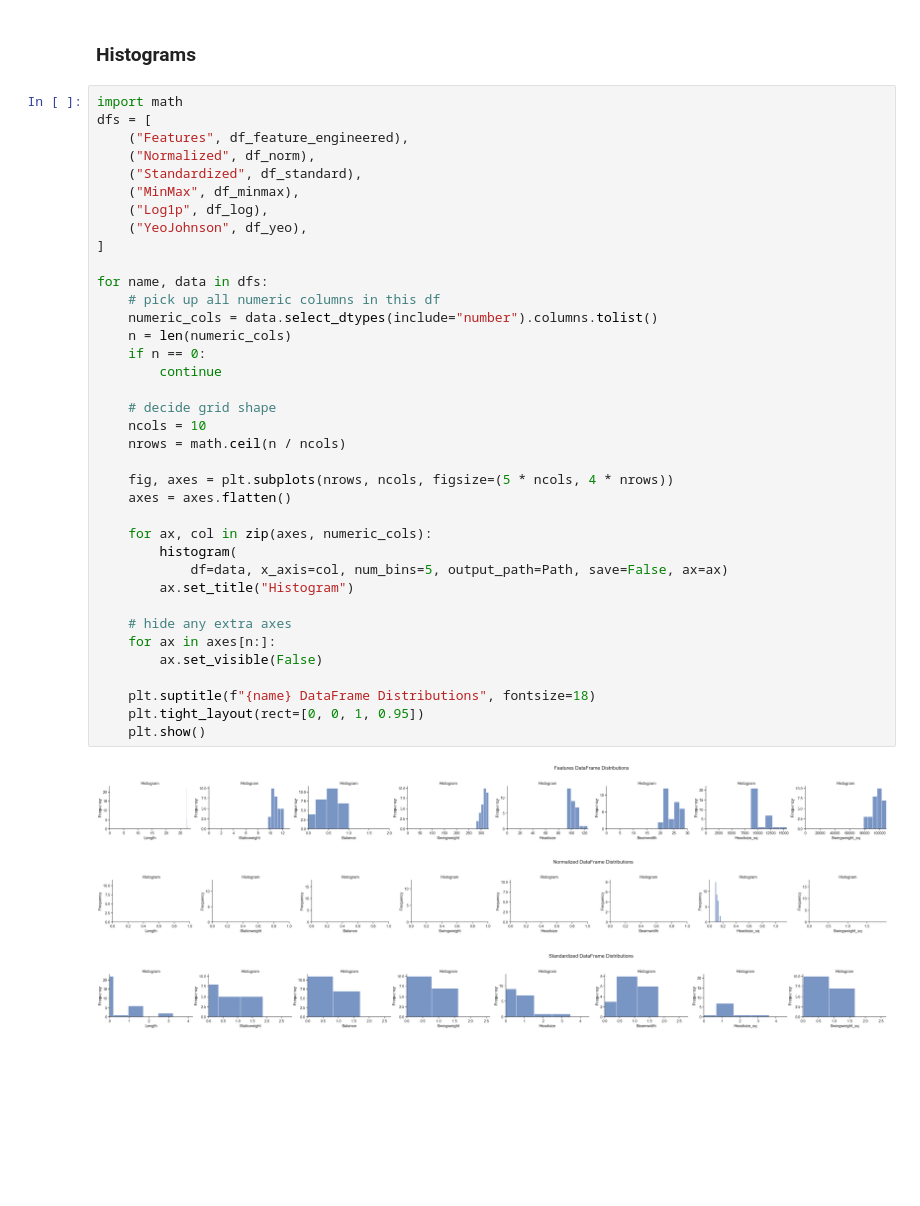
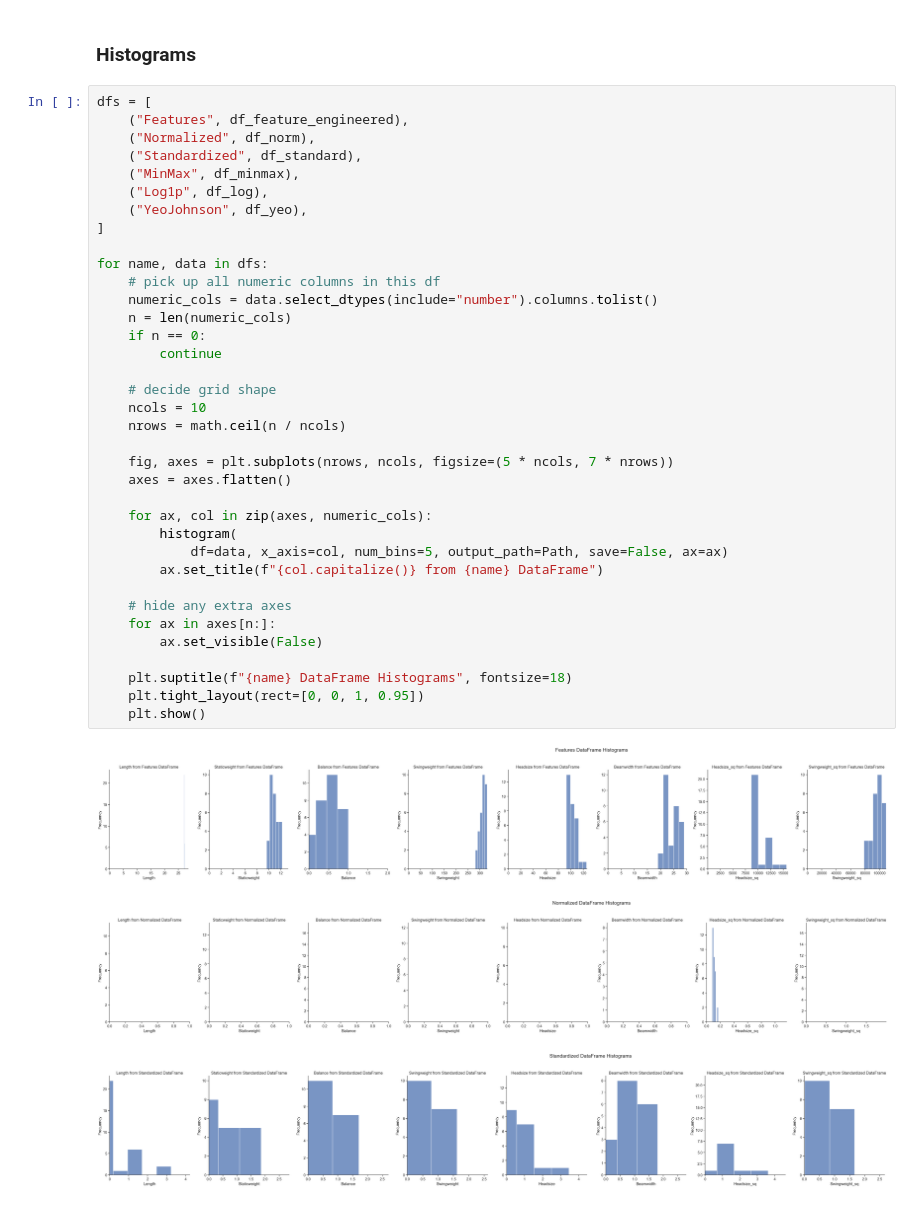
Before and after one commit to eagereconomist/kmeans, a Jupyter notebook: notebooks/tennis_racquet_eda.ipynb, the cells around one changed output. Cells and saved outputs as stored; diff of their text form; blank space fills up the shorter version.

```diff
--- a/notebooks/tennis_racquet_eda.ipynb
+++ b/notebooks/tennis_racquet_eda.ipynb
@@ -518,43 +520,42 @@ df_yeo = pd.read_csv(processed_paths["yeo_johnson"])
 # %% [markdown]
 ### Histograms
 # %%
-import math
 dfs = [
     ("Features", df_feature_engineered),
     ("Normalized", df_norm),
     ("Standardized", df_standard),
     ("MinMax", df_minmax),
     ("Log1p", df_log),
     ("YeoJohnson", df_yeo),
 ]
 
 for name, data in dfs:
     # pick up all numeric columns in this df
     numeric_cols = data.select_dtypes(include="number").columns.tolist()
     n = len(numeric_cols)
     if n == 0:
         continue
 
     # decide grid shape
     ncols = 10
     nrows = math.ceil(n / ncols)
 
-    fig, axes = plt.subplots(nrows, ncols, figsize=(5 * ncols, 4 * nrows))
+    fig, axes = plt.subplots(nrows, ncols, figsize=(5 * ncols, 7 * nrows))
     axes = axes.flatten()
 
     for ax, col in zip(axes, numeric_cols):
         histogram(
             df=data, x_axis=col, num_bins=5, output_path=Path, save=False, ax=ax)
-        ax.set_title("Histogram")
+        ax.set_title(f"{col.capitalize()} from {name} DataFrame")
 
     # hide any extra axes
     for ax in axes[n:]:
         ax.set_visible(False)
 
-    plt.suptitle(f"{name} DataFrame Distributions", fontsize=18)
+    plt.suptitle(f"{name} DataFrame Histograms", fontsize=18)
     plt.tight_layout(rect=[0, 0, 1, 0.95])
     plt.show()
 # %% [output]
-[figure, old version]
+[figure, new version]
-[figure, old version]
+[figure, new version]
-[figure, old version]
+[figure, new version]
```
Also changed, not shown: parts of 13 cells of this notebook.
